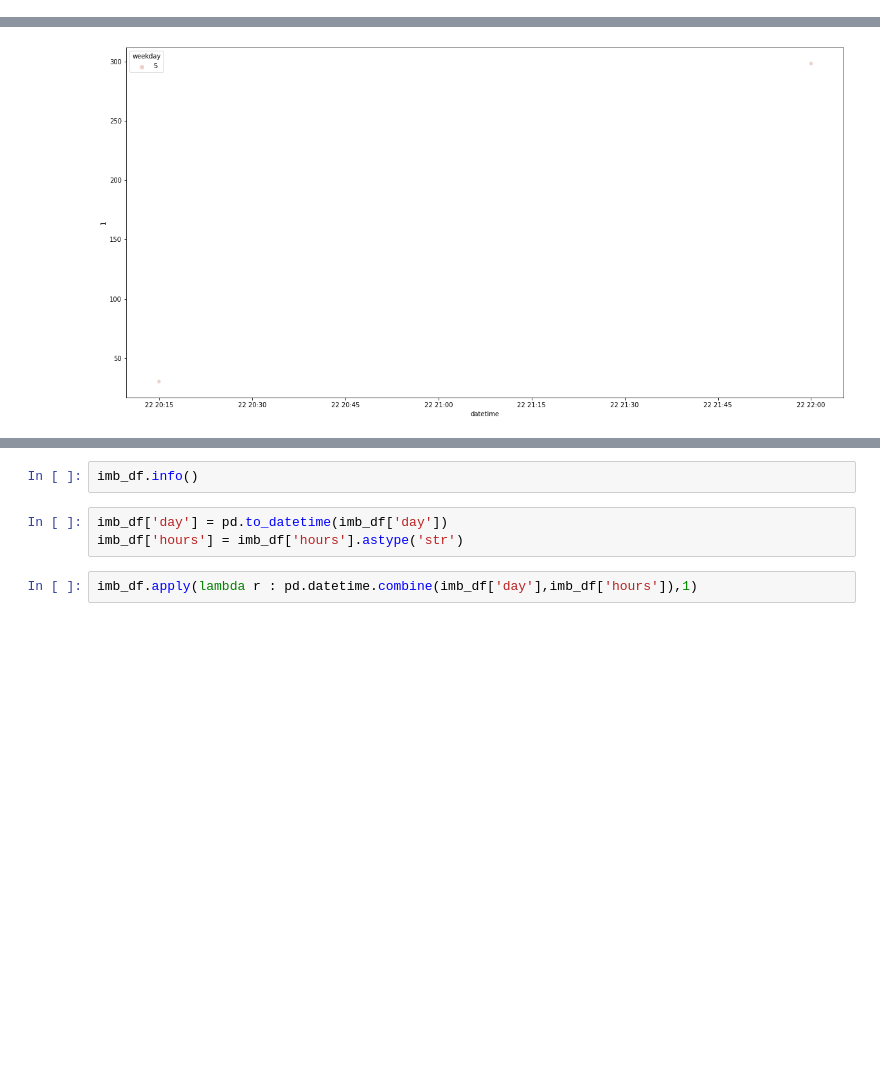
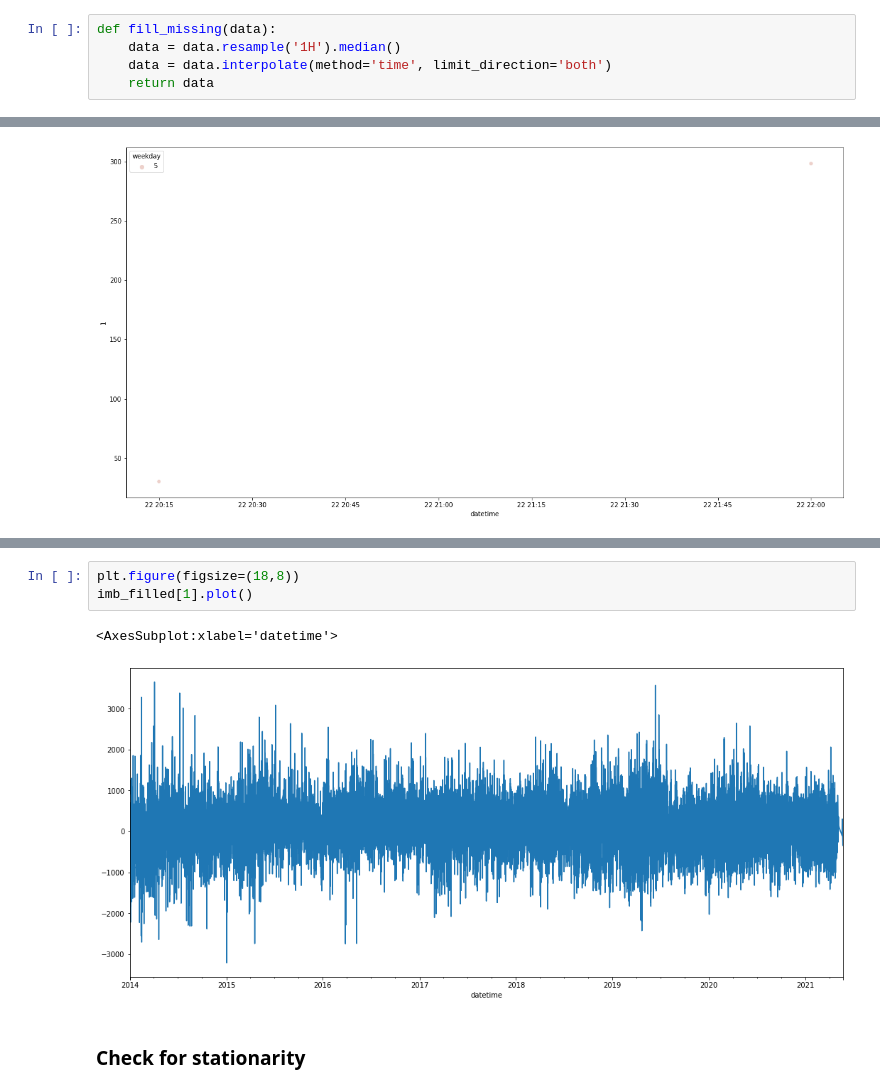
Before and after one commit to Windbenders/capstone_energy, a Jupyter notebook: notebooks/imbalance_eda_laurent_aaron.ipynb, the cells around one changed output, grey strips where cells are left out. Saved outputs shown, nothing was run; the diff lists cells and outputs as text; blank space fills up the shorter version.

```diff
--- a/notebooks/imbalance_eda_laurent_aaron.ipynb
+++ b/notebooks/imbalance_eda_laurent_aaron.ipynb
@@ -130,0 +82,5 @@ dtype: int64
+# %%
+def fill_missing(data):
+    data = data.resample('1H').median()
+    data = data.interpolate(method='time', limit_direction='both')
+    return data
@@ -239,7 +146,8 @@ imb_df.head()
-# %%
-imb_df.info()
-# %%
-imb_df['day'] = pd.to_datetime(imb_df['day'])
-imb_df['hours'] = imb_df['hours'].astype('str')
-# %%
-imb_df.apply(lambda r : pd.datetime.combine(imb_df['day'],imb_df['hours']),1)
+# %%
+plt.figure(figsize=(18,8))
+imb_filled[1].plot()
+# %% [output]
+<AxesSubplot:xlabel='datetime'>
+[figure, added]
+# %% [markdown]
+### Check for stationarity
```
Also changed, not shown: parts of 47 cells of this notebook.
